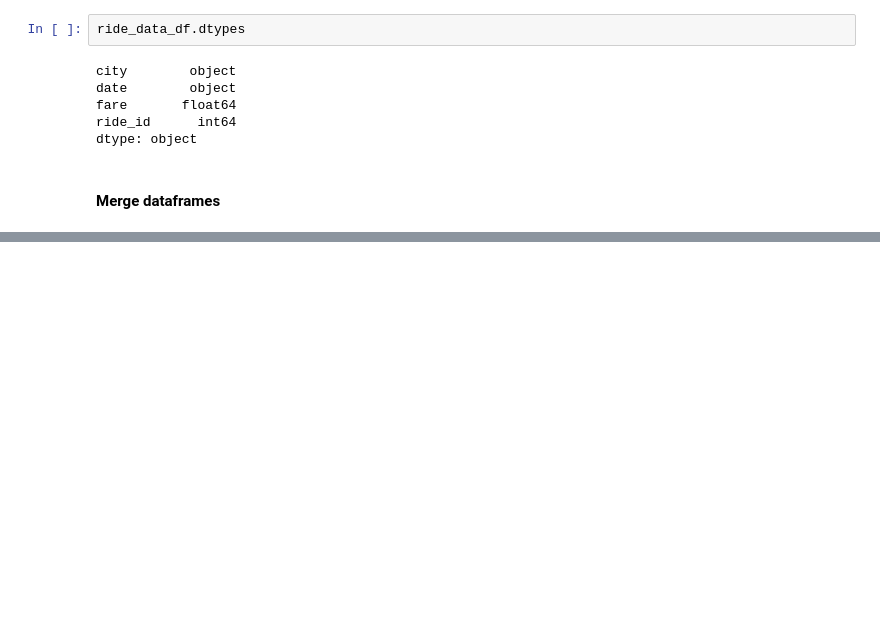
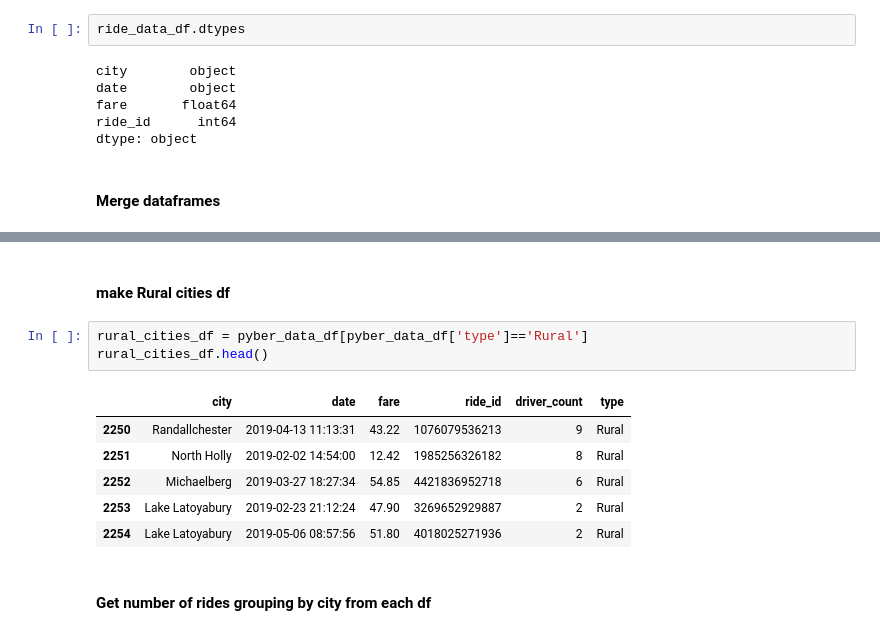
Before and after one commit to ike-hannah/PyBer_Analysis, a Jupyter notebook: PyBer.ipynb, the cells around one changed output, grey strips where cells are left out. Cells and saved outputs as stored; diff of their text form; blank space fills up the shorter version.

```diff
--- a/PyBer.ipynb
+++ b/PyBer.ipynb
@@ -107,0 +140,14 @@ pyber_data_df = pd.merge(ride_data_df, city_data_df, how='left', on=[])
+# %% [markdown]
+#### make Rural cities df
+# %%
+rural_cities_df = pyber_data_df[pyber_data_df['type']=='Rural']
+rural_cities_df.head()
+# %% [output]
+|  | city | date | fare | ride_id | driver_count | type |
+| 2250 | Randallchester | 2019-04-13 11:13:31 | 43.22 | 1076079536213 | 9 | Rural |
+| 2251 | North Holly | 2019-02-02 14:54:00 | 12.42 | 1985256326182 | 8 | Rural |
+| 2252 | Michaelberg | 2019-03-27 18:27:34 | 54.85 | 4421836952718 | 6 | Rural |
+| 2253 | Lake Latoyabury | 2019-02-23 21:12:24 | 47.90 | 3269652929887 | 2 | Rural |
+| 2254 | Lake Latoyabury | 2019-05-06 08:57:56 | 51.80 | 4018025271936 | 2 | Rural |
+# %% [markdown]
+#### Get number of rides grouping by city from each df
```
Also changed, not shown: parts of 21 cells of this notebook, 2 other files.
